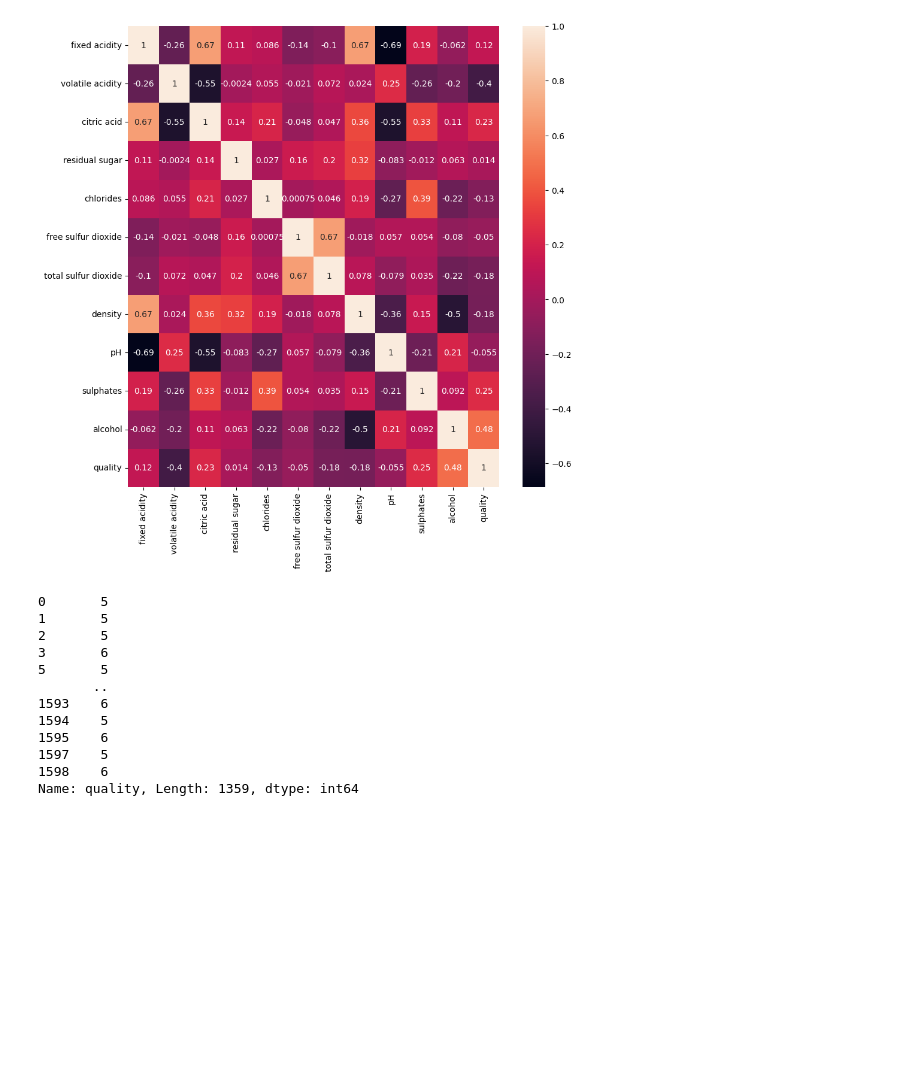
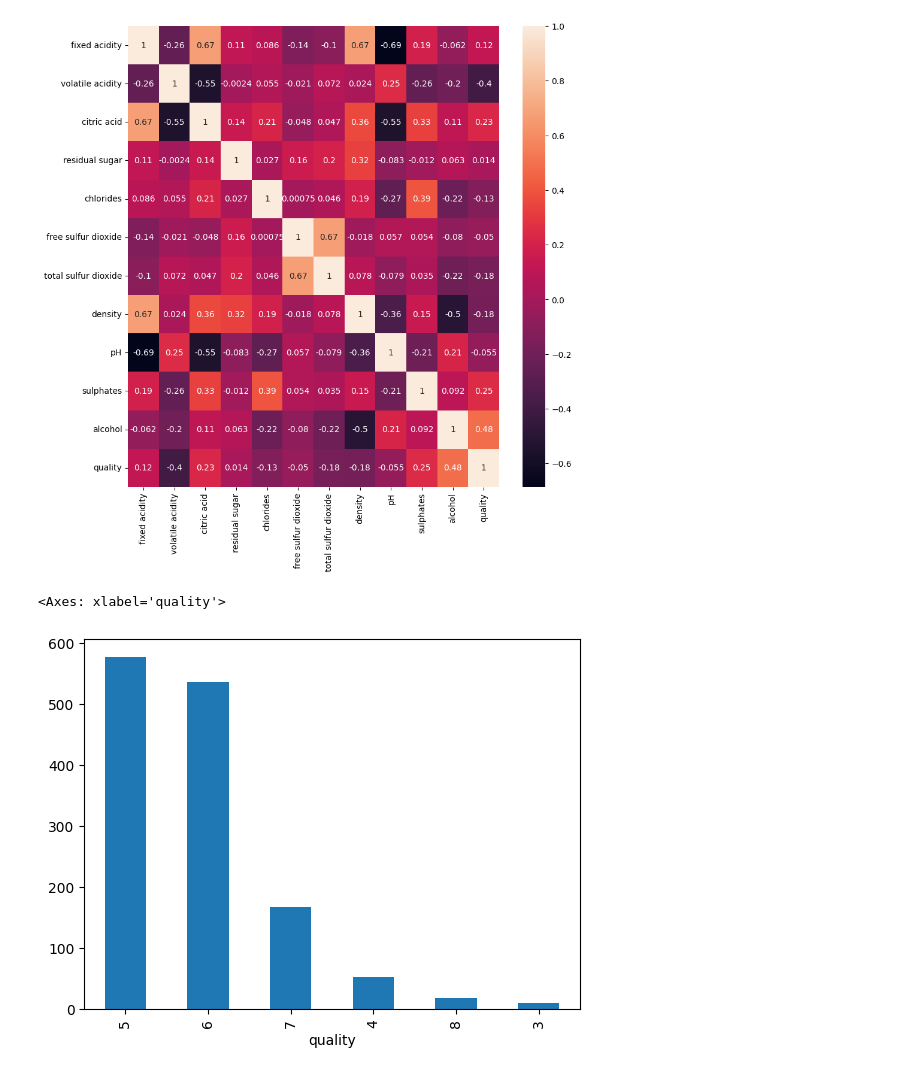
Before and after one commit to CodeLoopdroid/AI_ML_Bootcamp, a Jupyter notebook: Feature_Engineering/EDA_winequality.ipynb, the cells around one changed output. Drawn from its saved outputs; the diff is of its cells as text; code cells hidden in the pictures; blank space fills up the shorter version.

```diff
--- a/Feature_Engineering/EDA_winequality.ipynb
+++ b/Feature_Engineering/EDA_winequality.ipynb
@@ -124,17 +124,7 @@ plt.show()
 # %% [output]
 [figure]
 # %%
-df['quality']
+df['quality'].value_counts().plot(kind = 'bar')
 # %% [output]
-0       5
-1       5
-2       5
-3       6
-5       5
-       ..
-1593    6
-1594    5
-1595    6
-1597    5
-1598    6
-Name: quality, Length: 1359, dtype: int64
+<Axes: xlabel='quality'>
+[figure, added]
```
